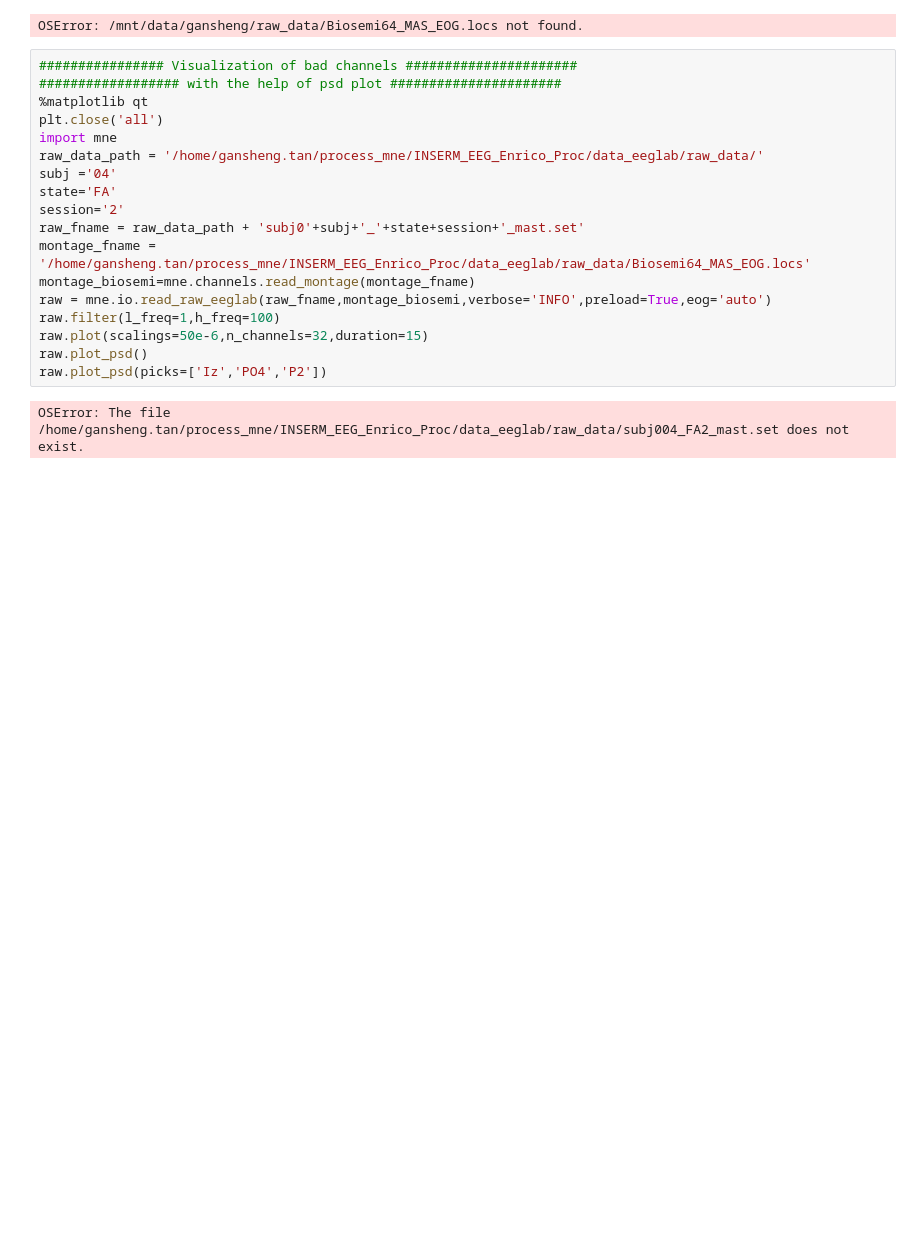
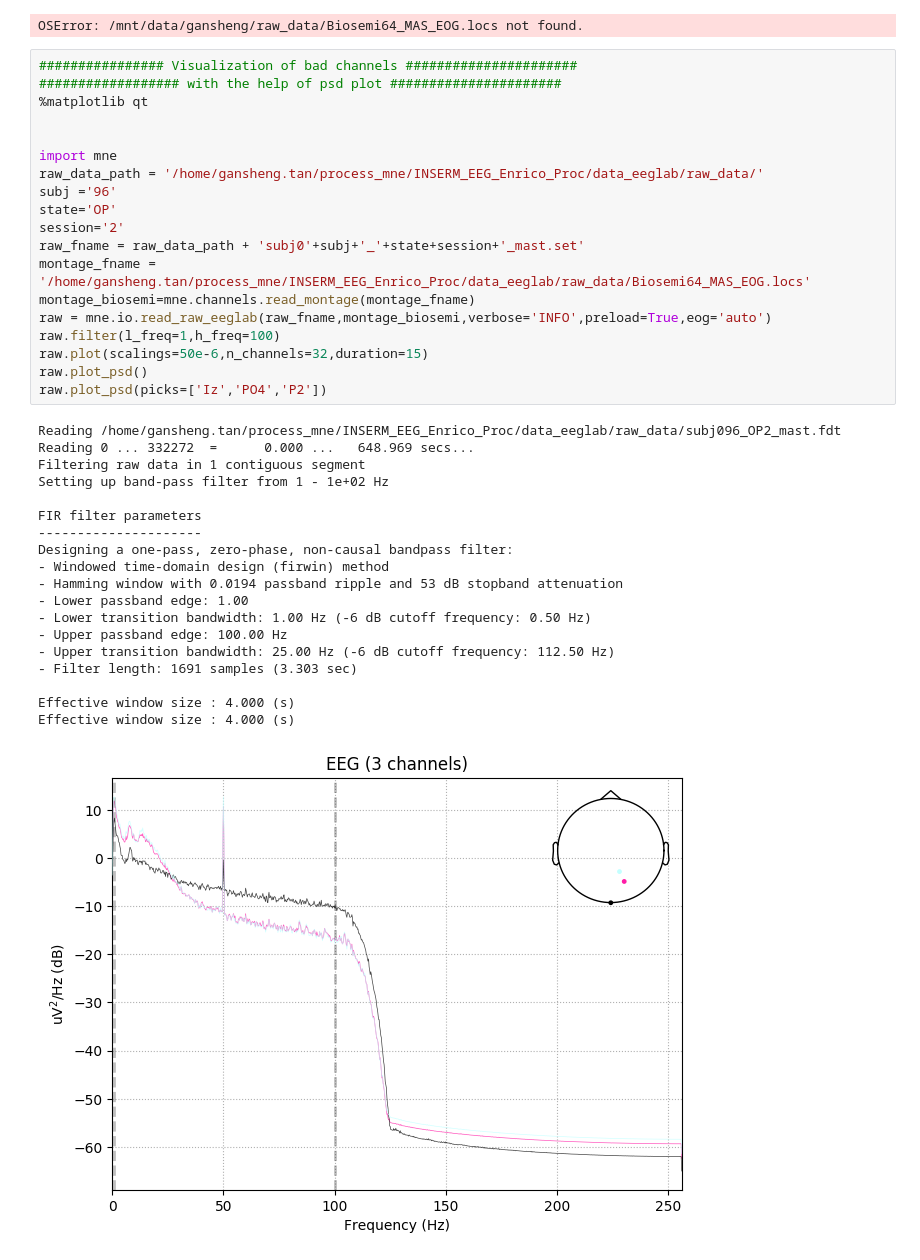
Before and after one commit to GanshengT/INSERM_EEG_Enrico_Proc, a Jupyter notebook: script_TAN/preproc/PreProcessingWorkflowJuly05onCluster.ipynb, the cells around one changed output. Cells and saved outputs as stored; diff of their text form; blank space fills up the shorter version.

```diff
--- a/script_TAN/preproc/PreProcessingWorkflowJuly05onCluster.ipynb
+++ b/script_TAN/preproc/PreProcessingWorkflowJuly05onCluster.ipynb
@@ -927,20 +927,39 @@ OSError: /mnt/data/gansheng/raw_data/Biosemi64_MAS_EOG.locs not found.
 # %%
 ################ Visualization of bad channels ######################
 ################## with the help of psd plot ######################
 %matplotlib qt
-plt.close('all')
+
+
 import mne
 raw_data_path = '/home/gansheng.tan/process_mne/INSERM_EEG_Enrico_Proc/data_eeglab/raw_data/'
-subj ='04'
-state='FA'
+subj ='96'
+state='OP'
 session='2'
 raw_fname = raw_data_path + 'subj0'+subj+'_'+state+session+'_mast.set'
 montage_fname = '/home/gansheng.tan/process_mne/INSERM_EEG_Enrico_Proc/data_eeglab/raw_data/Biosemi64_MAS_EOG.locs'
 montage_biosemi=mne.channels.read_montage(montage_fname)
 raw = mne.io.read_raw_eeglab(raw_fname,montage_biosemi,verbose='INFO',preload=True,eog='auto')
 raw.filter(l_freq=1,h_freq=100)
 raw.plot(scalings=50e-6,n_channels=32,duration=15)
 raw.plot_psd()
 raw.plot_psd(picks=['Iz','PO4','P2'])
 # %% [output]
-OSError: The file /home/gansheng.tan/process_mne/INSERM_EEG_Enrico_Proc/data_eeglab/raw_data/subj004_FA2_mast.set does not exist.
+Reading /home/gansheng.tan/process_mne/INSERM_EEG_Enrico_Proc/data_eeglab/raw_data/subj096_OP2_mast.fdt
+Reading 0 ... 332272  =      0.000 ...   648.969 secs...
+Filtering raw data in 1 contiguous segment
+Setting up band-pass filter from 1 - 1e+02 Hz
+
+FIR filter parameters
+---------------------
+Designing a one-pass, zero-phase, non-causal bandpass filter:
+- Windowed time-domain design (firwin) method
+- Hamming window with 0.0194 passband ripple and 53 dB stopband attenuation
+- Lower passband edge: 1.00
+- Lower transition bandwidth: 1.00 Hz (-6 dB cutoff frequency: 0.50 Hz)
+- Upper passband edge: 100.00 Hz
+- Upper transition bandwidth: 25.00 Hz (-6 dB cutoff frequency: 112.50 Hz)
+- Filter length: 1691 samples (3.303 sec)
+
+Effective window size : 4.000 (s)
+Effective window size : 4.000 (s)
+[figure, added]
```
Also changed, not shown: 3 other files.
